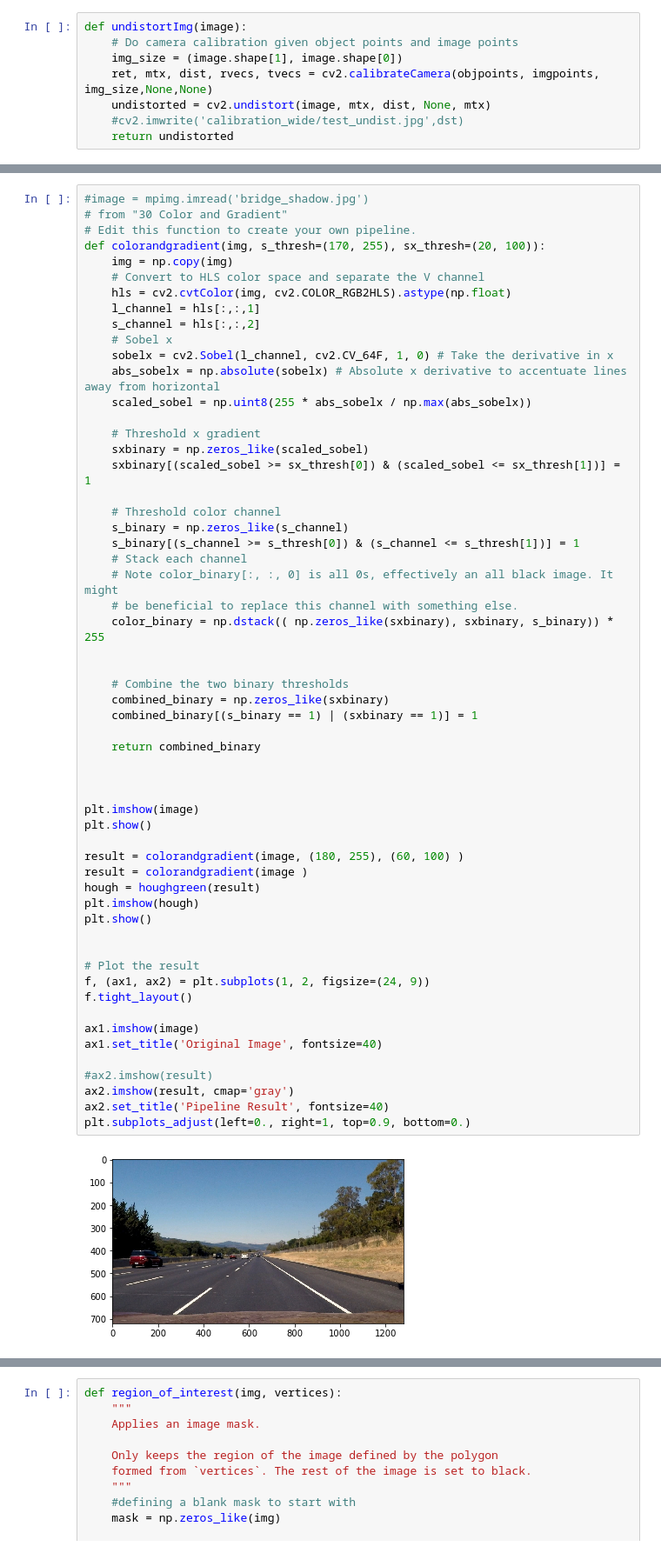
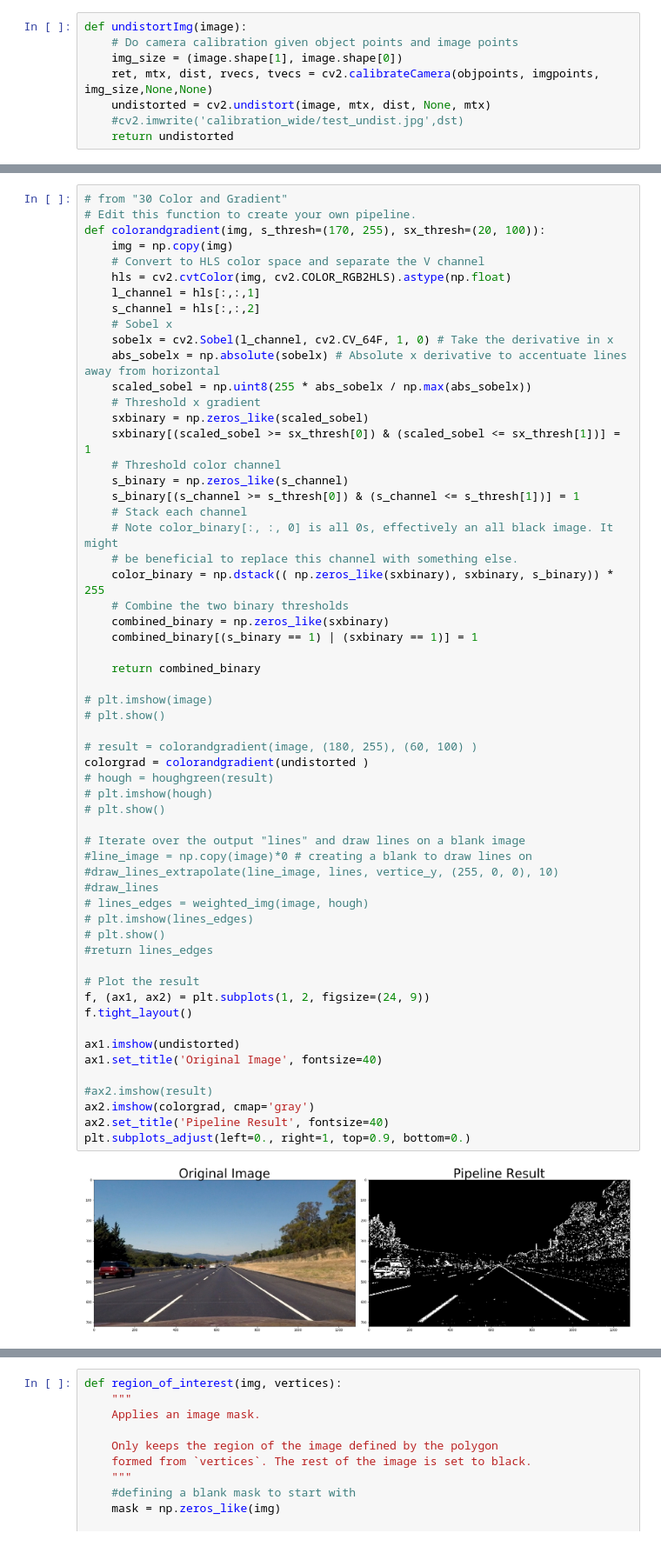
Before and after one commit to sunpochin/advanced-Lane-Lines-carnd, a Jupyter notebook: pipeline.ipynb, the cells around one changed output, grey strips where cells are left out. Shown at 87% size. Cells and saved outputs as stored; diff of their text form.

```diff
--- a/pipeline.ipynb
+++ b/pipeline.ipynb
@@ -125,7 +123,6 @@ plt.show()
 [figure]
 [figure]
 # %%
-#image = mpimg.imread('bridge_shadow.jpg')
 # from "30 Color and Gradient"
 # Edit this function to create your own pipeline.
 def colorandgradient(img, s_thresh=(170, 255), sx_thresh=(20, 100)):
@@ -138,48 +135,50 @@ def colorandgradient(img, s_thresh=(170, 255), sx_thresh=(20, 100)):
     sobelx = cv2.Sobel(l_channel, cv2.CV_64F, 1, 0) # Take the derivative in x
     abs_sobelx = np.absolute(sobelx) # Absolute x derivative to accentuate lines away from horizontal
     scaled_sobel = np.uint8(255 * abs_sobelx / np.max(abs_sobelx))
-
     # Threshold x gradient
     sxbinary = np.zeros_like(scaled_sobel)
     sxbinary[(scaled_sobel >= sx_thresh[0]) & (scaled_sobel <= sx_thresh[1])] = 1
-
     # Threshold color channel
     s_binary = np.zeros_like(s_channel)
     s_binary[(s_channel >= s_thresh[0]) & (s_channel <= s_thresh[1])] = 1
     # Stack each channel
     # Note color_binary[:, :, 0] is all 0s, effectively an all black image. It might
     # be beneficial to replace this channel with something else.
     color_binary = np.dstack(( np.zeros_like(sxbinary), sxbinary, s_binary)) * 255
-
-
     # Combine the two binary thresholds
     combined_binary = np.zeros_like(sxbinary)
     combined_binary[(s_binary == 1) | (sxbinary == 1)] = 1
 
     return combined_binary
 
+# plt.imshow(image)
+# plt.show()
 
+# result = colorandgradient(image, (180, 255), (60, 100) )
+colorgrad = colorandgradient(undistorted )
+# hough = houghgreen(result)
+# plt.imshow(hough)
+# plt.show()
 
-plt.imshow(image)
-plt.show()
-
-result = colorandgradient(image, (180, 255), (60, 100) )
-result = colorandgradient(image )
-hough = houghgreen(result)
-plt.imshow(hough)
-plt.show()
-
+# Iterate over the output "lines" and draw lines on a blank image
+#line_image = np.copy(image)*0 # creating a blank to draw lines on
+#draw_lines_extrapolate(line_image, lines, vertice_y, (255, 0, 0), 10)
+#draw_lines
+# lines_edges = weighted_img(image, hough)
+# plt.imshow(lines_edges)
+# plt.show()
+#return lines_edges
 
 # Plot the result
 f, (ax1, ax2) = plt.subplots(1, 2, figsize=(24, 9))
 f.tight_layout()
 
-ax1.imshow(image)
+ax1.imshow(undistorted)
 ax1.set_title('Original Image', fontsize=40)
 
 #ax2.imshow(result)
-ax2.imshow(result, cmap='gray')
+ax2.imshow(colorgrad, cmap='gray')
 ax2.set_title('Pipeline Result', fontsize=40)
 plt.subplots_adjust(left=0., right=1, top=0.9, bottom=0.)
 # %% [output]
-[figure, old version]
+[figure, new version]
```
Also changed, not shown: parts of 13 cells of this notebook.
